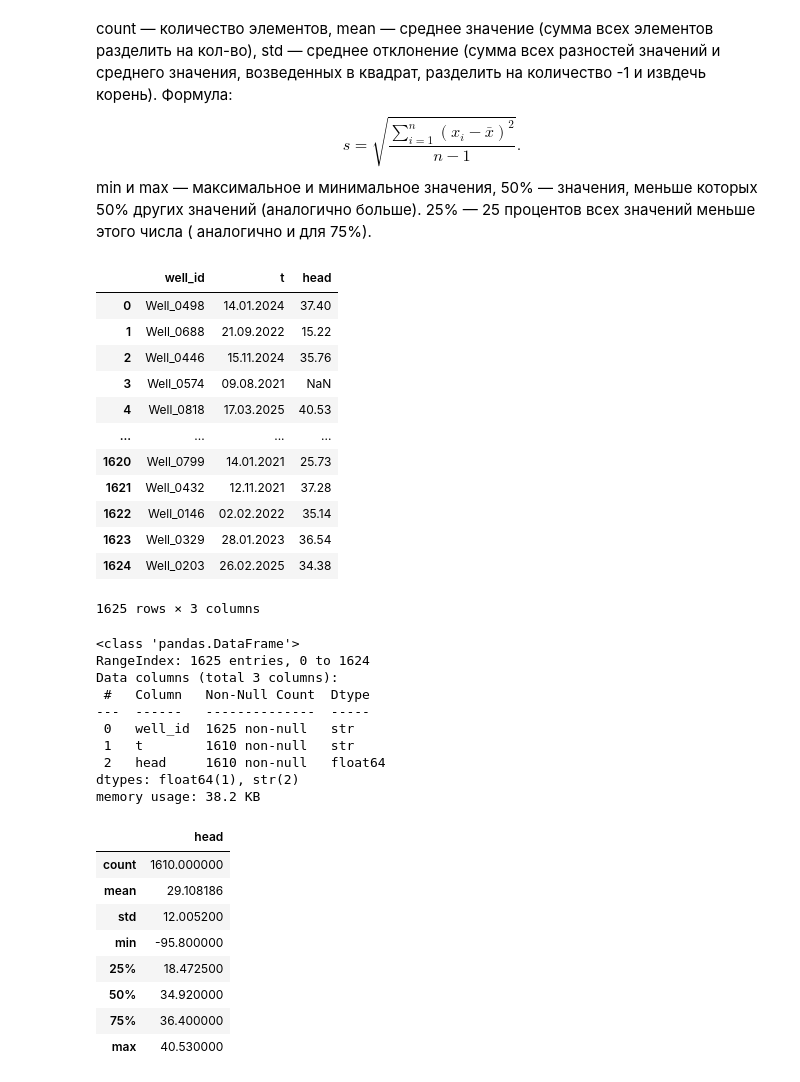
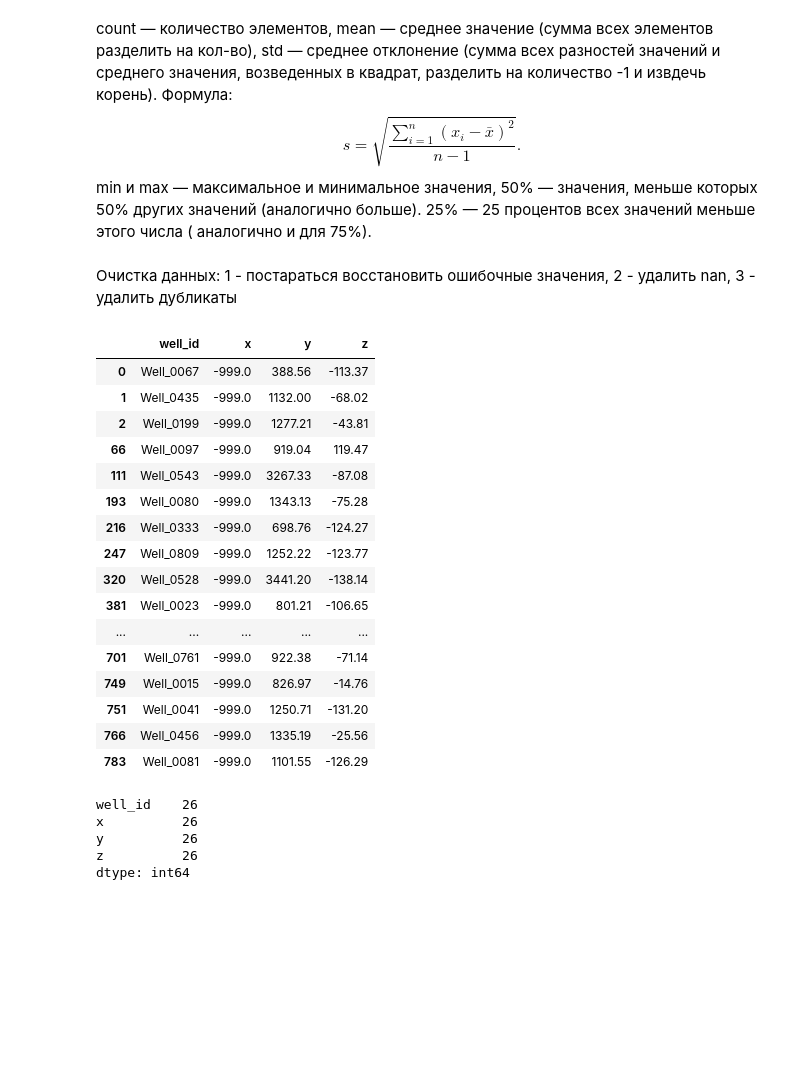
Before and after one commit to semsotsemm/ML-training, a Jupyter notebook: ML-006/notebook/01_exploration.ipynb, the cells around one changed output. Cells and saved outputs as stored; diff of their text form; code cells hidden in the pictures; blank space fills up the shorter version.

```diff
--- a/ML-006/notebook/01_exploration.ipynb
+++ b/ML-006/notebook/01_exploration.ipynb
@@ -52,45 +50,31 @@ df.describe()
 # %% [markdown]
 count — количество элементов, mean — среднее значение (сумма всех элементов разделить на кол-во), std — среднее отклонение (сумма всех разностей значений и среднего значения, возведенных в квадрат, разделить на количество -1 и извдечь корень). Формула: $$s = \sqrt{\frac{\sum_{i=1}^{n} (x_i - \bar{x})^2}{n - 1}}.$$ min и max — максимальное и минимальное значения, 50% — значения, меньше которых 50% других значений (аналогично больше). 25% — 25 процентов всех значений меньше этого числа ( аналогично и для 75%).
-# %%
-df = pd.read_csv(filepath_or_buffer=f"{file_path}head.csv")
-# %%
-df
-# %% [output]
-|  | well_id | t | head |
-| 0 | Well_0498 | 14.01.2024 | 37.40 |
-| 1 | Well_0688 | 21.09.2022 | 15.22 |
-| 2 | Well_0446 | 15.11.2024 | 35.76 |
-| 3 | Well_0574 | 09.08.2021 | NaN |
-| 4 | Well_0818 | 17.03.2025 | 40.53 |
-| ... | ... | ... | ... |
-| 1620 | Well_0799 | 14.01.2021 | 25.73 |
-| 1621 | Well_0432 | 12.11.2021 | 37.28 |
-| 1622 | Well_0146 | 02.02.2022 | 35.14 |
-| 1623 | Well_0329 | 28.01.2023 | 36.54 |
-| 1624 | Well_0203 | 26.02.2025 | 34.38 |
-1625 rows × 3 columns
-# %%
-df.info()
-# %% [output]
-<class 'pandas.DataFrame'>
-RangeIndex: 1625 entries, 0 to 1624
-Data columns (total 3 columns):
- #   Column   Non-Null Count  Dtype
----  ------   --------------  -----
- 0   well_id  1625 non-null   str
- 1   t        1610 non-null   str
- 2   head     1610 non-null   float64
-dtypes: float64(1), str(2)
-memory usage: 38.2 KB
-# %%
-df.describe()
-# %% [output]
-|  | head |
-| count | 1610.000000 |
-| mean | 29.108186 |
-| std | 12.005200 |
-| min | -95.800000 |
-| 25% | 18.472500 |
-| 50% | 34.920000 |
-| 75% | 36.400000 |
-| max | 40.530000 |
+# %% [markdown]
+Очистка данных: 1 - постараться восстановить ошибочные значения, 2 - удалить nan, 3 - удалить дубликаты
+# %%
+display(df[(df["x"] < 0) | (df["x"] > 5000)])
+
+display(df[(df["x"] < 0) | (df["x"] > 5000)].count())
+# %% [output]
+|  | well_id | x | y | z |
+| 0 | Well_0067 | -999.0 | 388.56 | -113.37 |
+| 1 | Well_0435 | -999.0 | 1132.00 | -68.02 |
+| 2 | Well_0199 | -999.0 | 1277.21 | -43.81 |
+| 66 | Well_0097 | -999.0 | 919.04 | 119.47 |
+| 111 | Well_0543 | -999.0 | 3267.33 | -87.08 |
+| 193 | Well_0080 | -999.0 | 1343.13 | -75.28 |
+| 216 | Well_0333 | -999.0 | 698.76 | -124.27 |
+| 247 | Well_0809 | -999.0 | 1252.22 | -123.77 |
+| 320 | Well_0528 | -999.0 | 3441.20 | -138.14 |
+| 381 | Well_0023 | -999.0 | 801.21 | -106.65 |
+| ... | ... | ... | ... | ... |
+| 701 | Well_0761 | -999.0 | 922.38 | -71.14 |
+| 749 | Well_0015 | -999.0 | 826.97 | -14.76 |
+| 751 | Well_0041 | -999.0 | 1250.71 | -131.20 |
+| 766 | Well_0456 | -999.0 | 1335.19 | -25.56 |
+| 783 | Well_0081 | -999.0 | 1101.55 | -126.29 |
+well_id    26
+x          26
+y          26
+z          26
+dtype: int64
```
Also changed, not shown: parts of 19 cells of this notebook, 2 other files.
